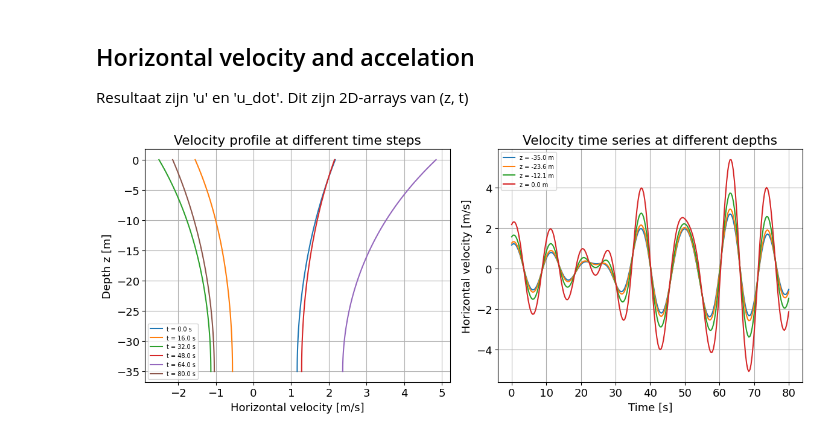
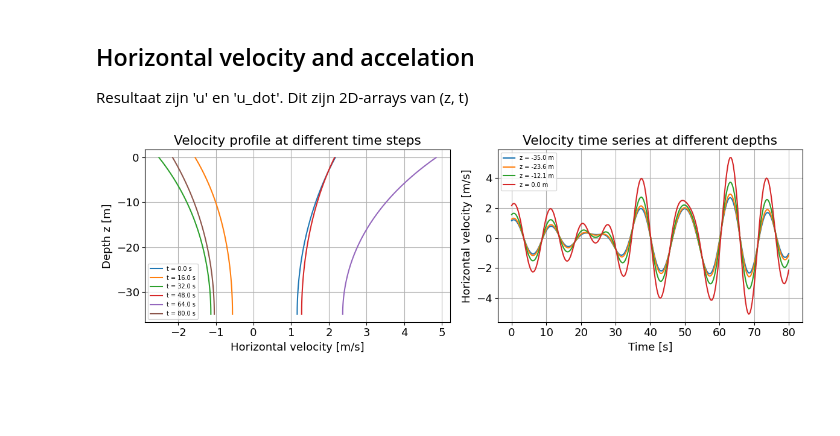
Before and after one commit to JulianEngel1999/FSI_Assignment_2, a Jupyter notebook: wave_analysis.ipynb, the cells around one changed output. Cells and saved outputs as stored; diff of their text form; code cells hidden in the pictures; blank space fills up the shorter version.

```diff
--- a/wave_analysis.ipynb
+++ b/wave_analysis.ipynb
@@ -184,32 +184,33 @@ for i in range(N):
     u_dot.append(np.outer(-omegas[i] * u_a, np.sin(omegas[i] * t + phases[i])))
 
 # Sum over all N components -> shape (10, 251)
 u_total = np.sum(u, axis=0)
 u_dot_total = np.sum(u_dot, axis=0)
 
-fig, axes = plt.subplots(1, 2, figsize=(12, 5))
+fig, axes = plt.subplots(1, 2, figsize=(12, 4))
 
 # --- Left: velocity profile at multiple time steps ---
 t_indices = np.linspace(0, len(t)-1, 6, dtype=int)  # 6 snapshots in time
 for t_idx in t_indices:
     axes[0].plot(u_total[:, t_idx], z, label=f't = {t[t_idx]:.1f} s')
 axes[0].set_xlabel('Horizontal velocity [m/s]')
 axes[0].set_ylabel('Depth z [m]')
 axes[0].set_title('Velocity profile at different time steps')
 axes[0].legend(fontsize=7)
 axes[0].grid(True)
 
 # --- Right: time series at multiple depths ---
 z_indices = np.linspace(0, len(z)-1, 4, dtype=int)  # 4 depth levels
 for z_idx in z_indices:
     axes[1].plot(t, u_total[z_idx, :], label=f'z = {z[z_idx]:.1f} m')
 axes[1].set_xlabel('Time [s]')
 axes[1].set_ylabel('Horizontal velocity [m/s]')
 axes[1].set_title('Velocity time series at different depths')
 axes[1].legend(fontsize=7)
 axes[1].grid(True)
 
 plt.tight_layout()
+plt.savefig("figures/fig:velocity.png", dpi=300, bbox_inches="tight");
 plt.show()
 # %% [output]
-[figure, old version]
+[figure, new version]
```
Also changed, not shown: parts of 1 cell of this notebook, 3 other files.
